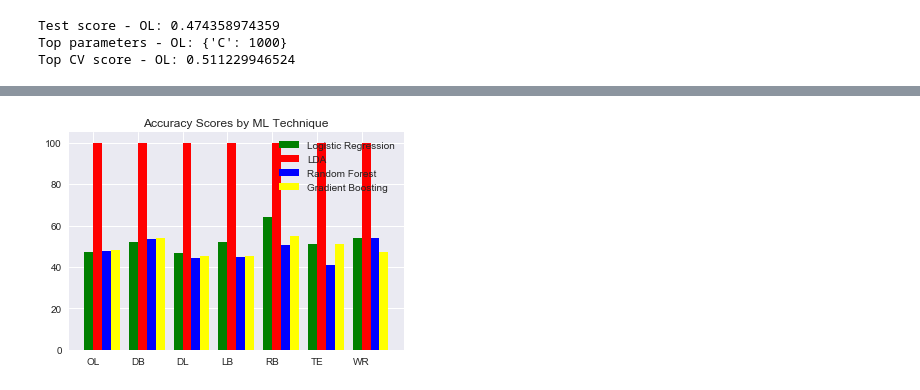
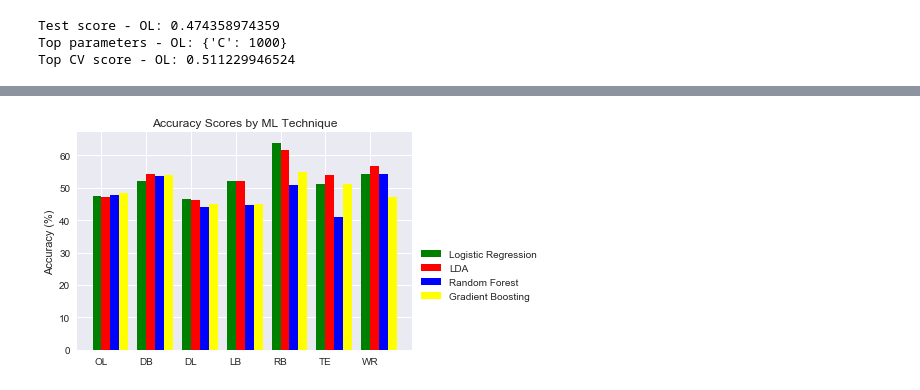
Before and after one commit to pdkim1208/Springboard, a Jupyter notebook: CapstoneProject1.ipynb, the cells around one changed output, grey strips where cells are left out. Drawn from its saved outputs; the diff is of its cells as text; code cells hidden in the pictures.

```diff
--- a/CapstoneProject1.ipynb
+++ b/CapstoneProject1.ipynb
@@ -4039,29 +4037,29 @@ Feature Importances - WR: [ 0.23697456  0.19340954  0.22366122  0.11720601  0.12
 # %%
 #Make barcharts to compare accuracies across various models
 
 #Make lists of accuracy scores based on order stated in results
 
 y_logistic_regression = [47.4, 52.2, 46.6, 52.2, 63.9, 51.3, 54.1]
-y_lda = [100, 100,100,100,100,100,100]
+y_lda = [47.0, 54.3, 46.1,52.2,61.5,53.8,56.8]
 y_random_forest = [47.9, 53.5, 44.1, 44.6, 50.8, 41.0, 54.1]
 y_gradient_boosting = [48.3, 53.9, 45.1, 45.1, 54.9, 51.3, 47.3]
 
 ax = plt.subplot()
 
 N=7
 ind = np.arange(N)
 
 p1 = ax.bar(ind, y_logistic_regression,width=0.2,color='green',align='center')
 p2 = ax.bar(ind+0.2, y_lda,width=0.2,color='red',align='center')
 p3 = ax.bar(ind+0.4, y_random_forest,width=0.2,color='blue',align='center')
 p4 = ax.bar(ind+0.6, y_gradient_boosting,width=0.2,color='yellow',align='center')
 
 
 ax.set_title('Accuracy Scores by ML Technique')
 ax.set_xticks(ind + 0.2 / 2)
 ax.set_xticklabels(['OL', 'DB', 'DL', 'LB', 'RB', 'TE', 'WR'])
-ax.yaxis.set_units('Accuracy (%)')
-ax.legend((p1[0], p2[0], p3[0], p4[0]), ('Logistic Regression', 'LDA', 'Random Forest', 'Gradient Boosting'))
+plt.ylabel('Accuracy (%)')
+ax.legend((p1[0], p2[0], p3[0], p4[0]), ('Logistic Regression', 'LDA', 'Random Forest', 'Gradient Boosting'), loc = 0, bbox_to_anchor=(1, 0.5))
 plt.show()
 # %% [output]
-[figure, old version]
+[figure, new version]
```
Also changed, not shown: parts of 6 cells of this notebook.
